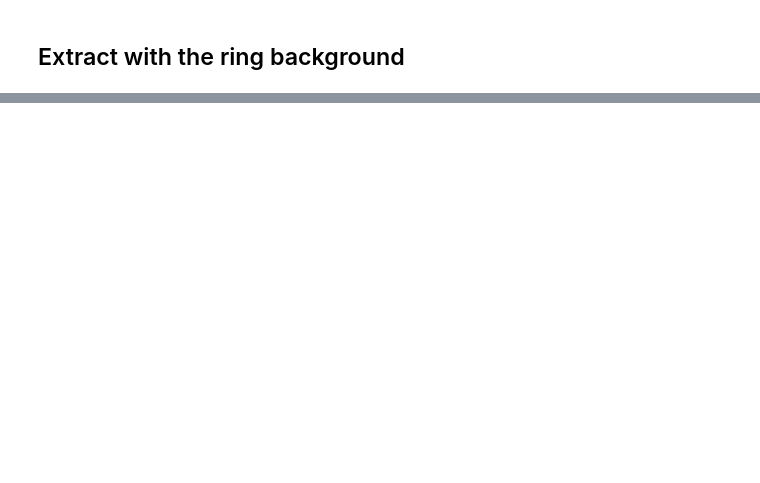
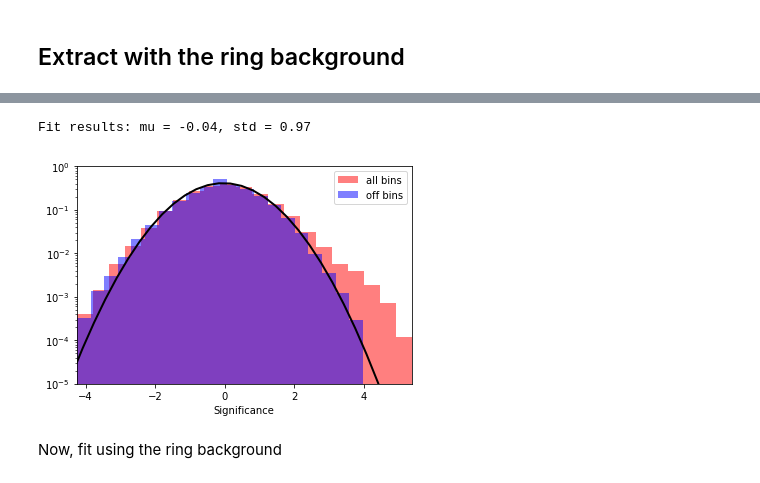
Before and after one commit to AtreyeeS/PWN-simulations, a Jupyter notebook: compute_one_sigma.ipynb, the cells around one changed output, grey strips where cells are left out. Drawn from its saved outputs; the diff is of its cells as text; code cells hidden in the pictures; blank space fills up the shorter version.

```diff
--- a/compute_one_sigma.ipynb
+++ b/compute_one_sigma.ipynb
@@ -84,0 +118,43 @@ residual2['sqrt_ts'].plot(add_cbar=True)
+# %%
+significance_map_off = residual2['sqrt_ts'] * mask
+significance_all = residual2['sqrt_ts'].data[np.isfinite(residual2['sqrt_ts'].data)]
+significance_off = significance_map_off.data[
+    np.isfinite(significance_map_off.data)
+]
+
+plt.hist(
+    significance_all,
+    density=True,
+    alpha=0.5,
+    color="red",
+    label="all bins",
+    bins=21,
+)
+
+plt.hist(
+    significance_off,
+    density=True,
+    alpha=0.5,
+    color="blue",
+    label="off bins",
+    bins=21,
+)
+
+# Now, fit the off distribution with a Gaussian
+mu, std = norm.fit(significance_off)
+x = np.linspace(-8, 8, 50)
+p = norm.pdf(x, mu, std)
+plt.plot(x, p, lw=2, color="black")
+plt.legend()
+plt.xlabel("Significance")
+plt.yscale("log")
+plt.ylim(1e-5, 1)
+xmin, xmax = np.min(significance_all), np.max(significance_all)
+plt.xlim(xmin, xmax)
+
+print(f"Fit results: mu = {mu:.2f}, std = {std:.2f}")
+# %% [output]
+Fit results: mu = -0.04, std = 0.97
+[figure, added]
+# %% [markdown]
+Now, fit using the ring background
```
Also changed, not shown: parts of 42 cells of this notebook, 3 other files.
